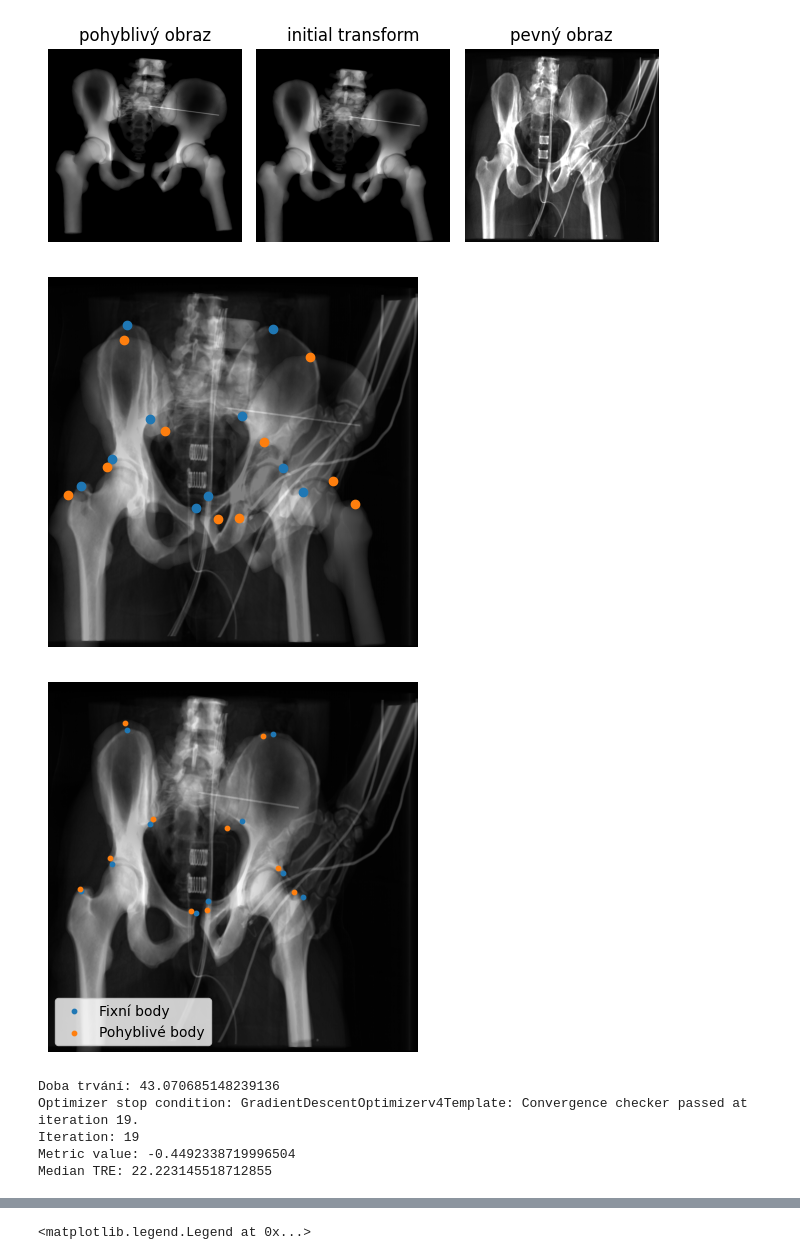
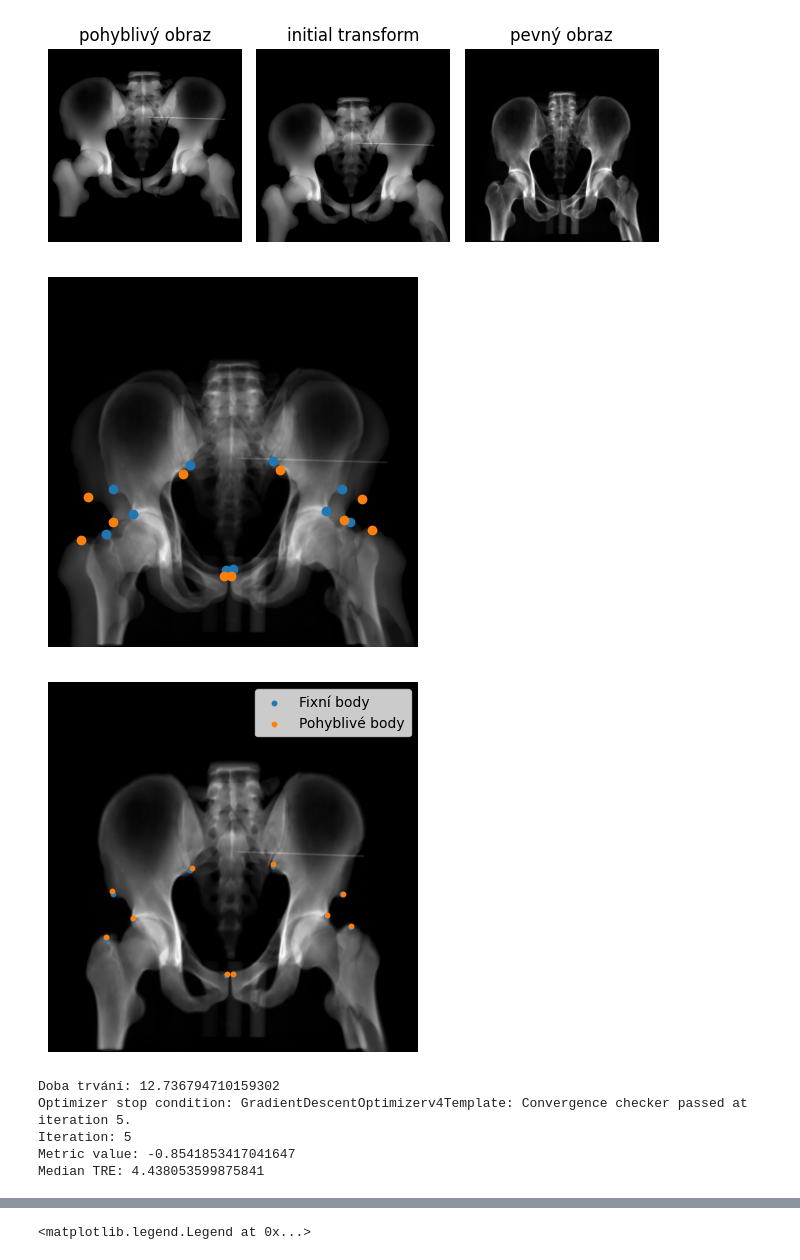
Before and after one commit to Vojtech-Benda/ca_isf, a Jupyter notebook: sitkRegistration.ipynb, the cells around one changed output, grey strips where cells are left out. Drawn from its saved outputs; the diff is of its cells as text; code cells hidden in the pictures.

```diff
--- a/sitkRegistration.ipynb
+++ b/sitkRegistration.ipynb
@@ -163,11 +163,11 @@ def plotRegistrationErrors():
     # Adjust the spacing between subplots so that the axis labels don't overlap.
     plt.show()
 # %%
-num = "02"
+num = "09"
 movingImage = sitk.ReadImage(f"input_files\\pacient_{num}\\registration\\pacient{num}Preop.mha", sitk.sitkFloat32)
 fixedImage = sitk.ReadImage(f"input_files\\pacient_{num}\\registration\\pacient{num}IntraopST.mha", sitk.sitkFloat32)
-movingImage = movingImage[..., 0]
-fixedImage = fixedImage[..., 0]
+movingImage = movingImage
+fixedImage = fixedImage
 
 movingPoints = getPoints(f"input_files\\pacient_{num}\\registration\\pacient{num}PreopPoints.csv")
 fixedPoints = getPoints(f"input_files\\pacient_{num}\\registration\\pacient{num}IntraopPoints.csv")
@@ -208,7 +208,7 @@ ax2[2].axis("off")
 fig3.tight_layout()
 plt.show()
 # %% [output]
-[figure, old version]
+[figure, new version]
 # %%
 initialTransformInverse = initialTransform.GetInverse()
 movingInitialPoints = [initialTransformInverse.TransformPoint(p) for p in movingPoints]
@@ -221,9 +221,9 @@ plt.scatter(list(np.array(movingInitialPoints).T)[0], list(np.array(movingInitia
 plt.axis("off")
 plt.show()
 # %% [output]
-[figure, old version]
+[figure, new version]
 # %%
-levels = 3
+levels = 2
 shrinkFactor = [4 * factor for factor in range(0, levels)][::-1] # 2 ** factor, range(0, levels)
 shrinkFactor[-1] = 1
 smoothFactor = [3 * factor for factor in range(0, levels)][::-1] # range(0, levels)
@@ -235,7 +235,7 @@ registration.SetOptimizerScalesFromPhysicalShift()
 registration.SetOptimizerAsGradientDescent(learningRate=1.0,
                                            numberOfIterations=100,
                                            convergenceMinimumValue=1e-4,
-                                           convergenceWindowSize=20,
+                                           convergenceWindowSize=5,
                                            estimateLearningRate=registration.EachIteration)
 
 # registration.SetOptimizerAsGradientDescentLineSearch(learningRate=1.0,
@@ -258,39 +258,39 @@ registration.SetInitialTransform(initialTransform, inPlace=False)
 registration.SetInterpolator(sitk.sitkLinear)
 registration.SetShrinkFactorsPerLevel(shrinkFactors=shrinkFactor)
 registration.SetSmoothingSigmasPerLevel(smoothingSigmas=smoothFactor)
 registration.SmoothingSigmasAreSpecifiedInPhysicalUnitsOn()
 
 optimizedTransform = sitk.AffineTransform(2)
 registration.SetMovingInitialTransform(initialTransform)
 registration.SetInitialTransform(optimizedTransform)
 # registration.SetFixedInitialTransform(sitk.Transform(2, sitk.sitkIdentity))
 
 registration.AddCommand(sitk.sitkStartEvent, metric_and_reference_start_plot)
 registration.AddCommand(sitk.sitkEndEvent, lambda: metric_and_reference_stop_plot(registration,
                                                                                   fixedPoints,
                                                                                   movingPoints))
 registration.AddCommand(sitk.sitkMultiResolutionIterationEvent, update_multires_iterations)
 registration.AddCommand(sitk.sitkIterationEvent, lambda: metric_and_reference_plot_values(registration,
                                                                                           fixedPoints,
                                                                                           movingPoints))
 start_time = time.time()
 # outTransform = registration.Execute(fixedImage, movingImage)
 registration.Execute(fixedImage, movingImage)
 print(f"Doba trvání: {time.time() - start_time}")
 
 finalTransform = sitk.CompositeTransform([optimizedTransform, initialTransform])
 
 print(f"Optimizer stop condition: {registration.GetOptimizerStopConditionDescription()}")
 print(f"Iteration: {registration.GetOptimizerIteration()}")
 print(f"Metric value: {registration.GetMetricValue()}")
 print(f"Median TRE: {median_values[-1]}")
 # %% [output]
-[figure, old version]
+[figure, new version]
-Doba trvání: 43.070685148239136
-Optimizer stop condition: GradientDescentOptimizerv4Template: Convergence checker passed at iteration 19.
-Iteration: 19
-Metric value: -0.4492338719996504
-Median TRE: 22.223145518712855
+Doba trvání: 12.736794710159302
+Optimizer stop condition: GradientDescentOptimizerv4Template: Convergence checker passed at iteration 5.
+Iteration: 5
+Metric value: -0.8541853417041647
+Median TRE: 4.438053599875841
 # %%
 movingImageResampled = sitk.Resample(movingImage, fixedImage, finalTransform, sitk.sitkLinear, 0.0, movingImage.GetPixelID())
 
```
Also changed, not shown: parts of 4 cells of this notebook, 8 other files.
